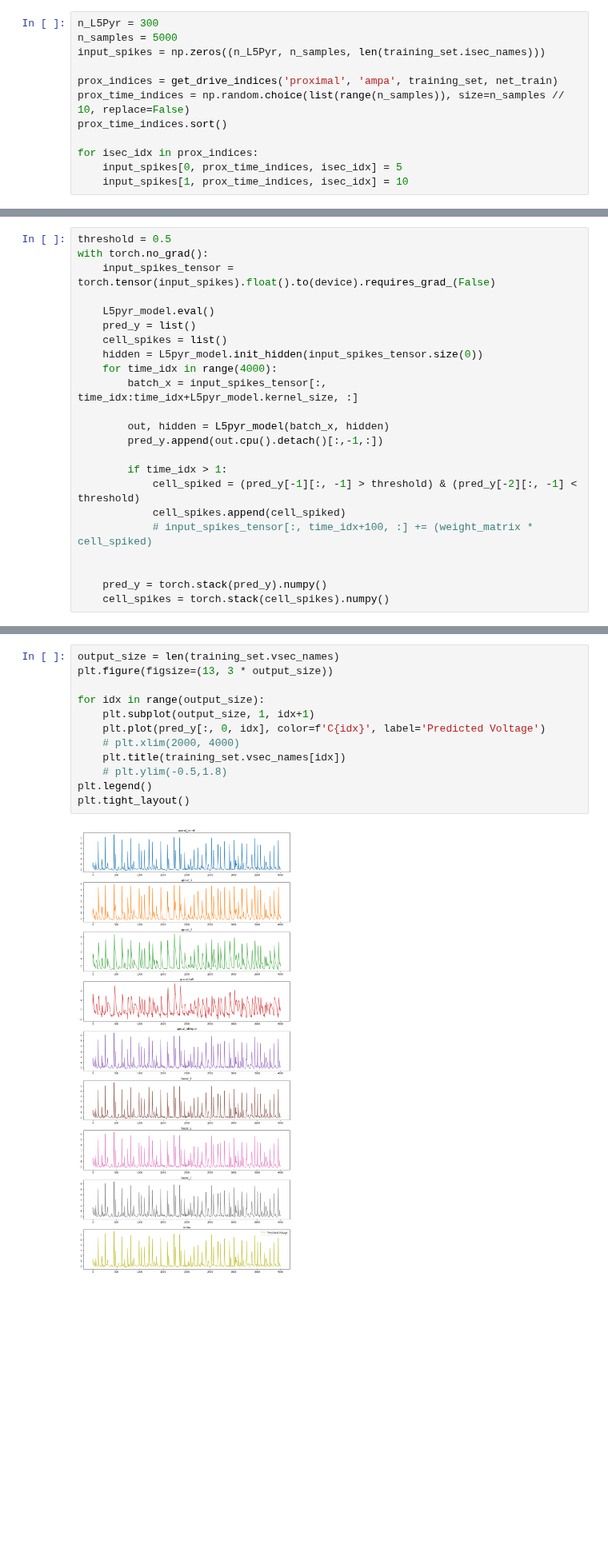
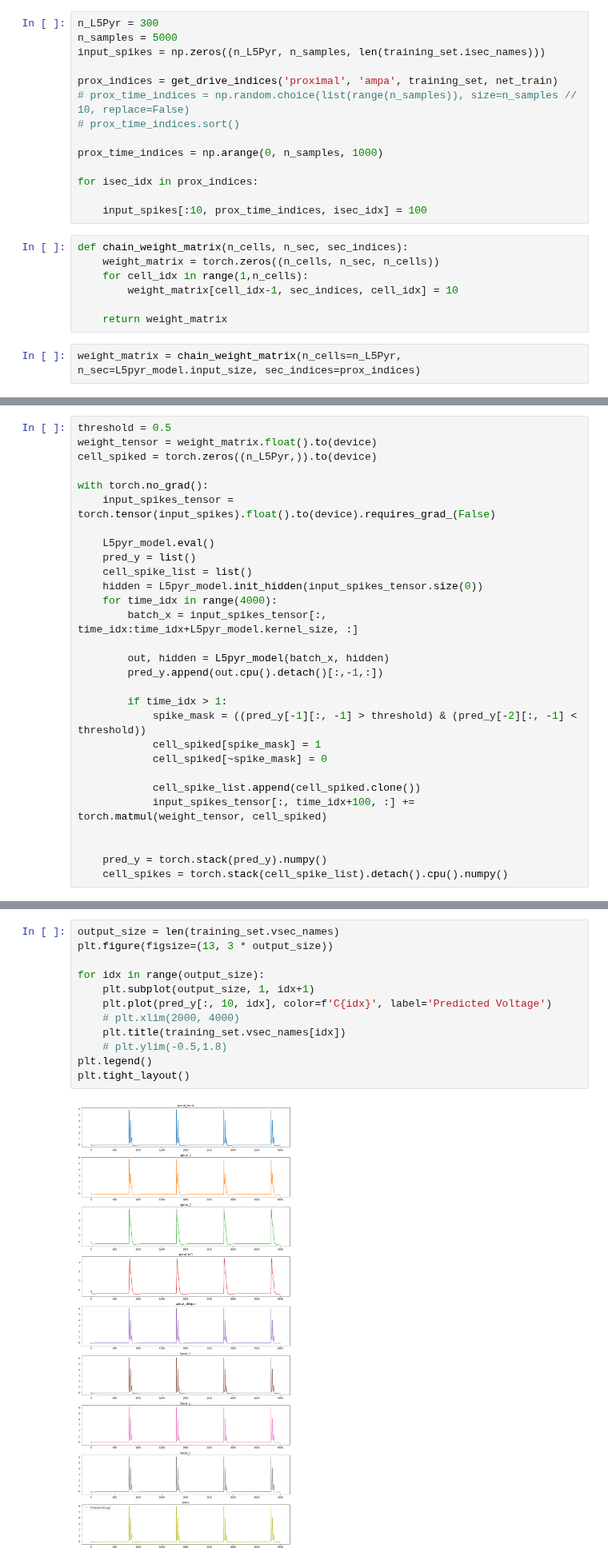
Before and after one commit to ntolley/bayesian_surrogates, a Jupyter notebook: surrogate_network.ipynb, the cells around one changed output, grey strips where cells are left out. Shown at 80% size. Saved outputs shown, nothing was run; the diff lists cells and outputs as text; blank space fills up the shorter version.

```diff
--- a/surrogate_network.ipynb
+++ b/surrogate_network.ipynb
@@ -176,9 +176,20 @@ n_samples = 5000
 input_spikes = np.zeros((n_L5Pyr, n_samples, len(training_set.isec_names)))
 
 prox_indices = get_drive_indices('proximal', 'ampa', training_set, net_train)
-prox_time_indices = np.random.choice(list(range(n_samples)), size=n_samples // 10, replace=False)
-prox_time_indices.sort()
+# prox_time_indices = np.random.choice(list(range(n_samples)), size=n_samples // 10, replace=False)
+# prox_time_indices.sort()
+
+prox_time_indices = np.arange(0, n_samples, 1000)
 
 for isec_idx in prox_indices:
-    input_spikes[0, prox_time_indices, isec_idx] = 5
-    input_spikes[1, prox_time_indices, isec_idx] = 10
+
+    input_spikes[:10, prox_time_indices, isec_idx] = 100
+# %%
+def chain_weight_matrix(n_cells, n_sec, sec_indices):
+    weight_matrix = torch.zeros((n_cells, n_sec, n_cells))
+    for cell_idx in range(1,n_cells):
+        weight_matrix[cell_idx-1, sec_indices, cell_idx] = 10
+
+    return weight_matrix
+# %%
+weight_matrix = chain_weight_matrix(n_cells=n_L5Pyr, n_sec=L5pyr_model.input_size, sec_indices=prox_indices)
@@ -191,11 +207,14 @@ plt.imshow(input_spikes[0,:,:].T, aspect='auto', cmap='gray_r', vmin=0, vmax=0.0
 # %%
 threshold = 0.5
+weight_tensor = weight_matrix.float().to(device)
+cell_spiked = torch.zeros((n_L5Pyr,)).to(device)
+
 with torch.no_grad():
     input_spikes_tensor = torch.tensor(input_spikes).float().to(device).requires_grad_(False)
 
     L5pyr_model.eval()
     pred_y = list()
-    cell_spikes = list()
+    cell_spike_list = list()
     hidden = L5pyr_model.init_hidden(input_spikes_tensor.size(0))
     for time_idx in range(4000):
         batch_x = input_spikes_tensor[:, time_idx:time_idx+L5pyr_model.kernel_size, :]
@@ -204,10 +223,13 @@ with torch.no_grad():
         pred_y.append(out.cpu().detach()[:,-1,:])
 
         if time_idx > 1:
-            cell_spiked = (pred_y[-1][:, -1] > threshold) & (pred_y[-2][:, -1] < threshold)
-            cell_spikes.append(cell_spiked)
-            # input_spikes_tensor[:, time_idx+100, :] += (weight_matrix * cell_spiked)
+            spike_mask = ((pred_y[-1][:, -1] > threshold) & (pred_y[-2][:, -1] < threshold))
+            cell_spiked[spike_mask] = 1
+            cell_spiked[~spike_mask] = 0
+
+            cell_spike_list.append(cell_spiked.clone())
+            input_spikes_tensor[:, time_idx+100, :] += torch.matmul(weight_tensor, cell_spiked)
 
 
     pred_y = torch.stack(pred_y).numpy()
-    cell_spikes = torch.stack(cell_spikes).numpy()
+    cell_spikes = torch.stack(cell_spike_list).detach().cpu().numpy()
@@ -227,17 +246,17 @@ torch.Size([300, 1, 9])
 # %%
 output_size = len(training_set.vsec_names)
 plt.figure(figsize=(13, 3 * output_size))
 
 for idx in range(output_size):
     plt.subplot(output_size, 1, idx+1)
-    plt.plot(pred_y[:, 0, idx], color=f'C{idx}', label='Predicted Voltage')
+    plt.plot(pred_y[:, 10, idx], color=f'C{idx}', label='Predicted Voltage')
     # plt.xlim(2000, 4000)
     plt.title(training_set.vsec_names[idx])
     # plt.ylim(-0.5,1.8)
 plt.legend()
 plt.tight_layout()
 # %% [output]
-[figure, old version]
+[figure, new version]
 # %%
 # L5pyr_model(training_set[:1000][0])
 # %%
```
Also changed, not shown: parts of 6 cells of this notebook.
